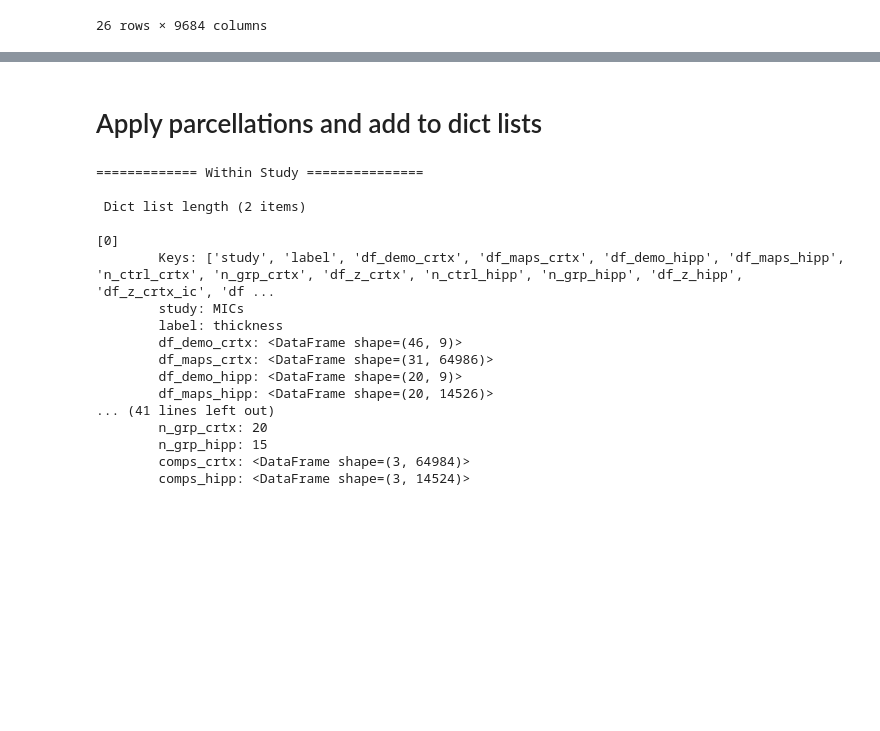
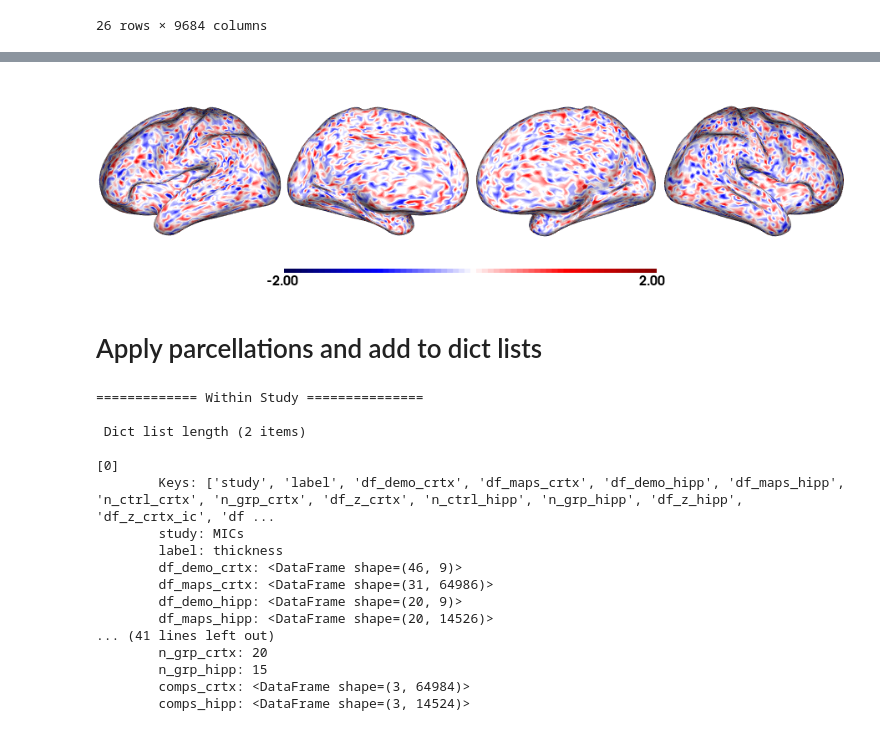
Before and after one commit to mendelsonD/3T7T, a Jupyter notebook: analyses/04_group_anal.ipynb, the cells around one changed output, grey strips where cells are left out. Drawn from its saved outputs; the diff is of its cells as text; code cells hidden in the pictures; blank space fills up the shorter version.

```diff
--- a/analyses/04_group_anal.ipynb
+++ b/analyses/04_group_anal.ipynb
@@ -1641,0 +1678,16 @@ TypeError: Could not find a suitable VTK type for object
+# %%
+item= comps[3]
+df_test = item['comps_df_d_ic']
+# add to thise a row with numbers from -1 to 1 generated from a normal distribution
+import numpy as np
+df_test.loc['test'] = np.random.normal(0, 0.5, size=df_test.shape[1])
+metric = 'test'
+print(metric)
+
+tsutil.itmToVisual(
+                        item=item,
+                        df_name = df_name,
+                        metric = metric,
+                        ipsiTo = ipsiTo
+                        )
+# %% [output]
@@ -1641,0 +1696 @@ TypeError: Could not find a suitable VTK type for object
+[figure, added]
```
Also changed, not shown: parts of 10 cells of this notebook, 1 other file.
